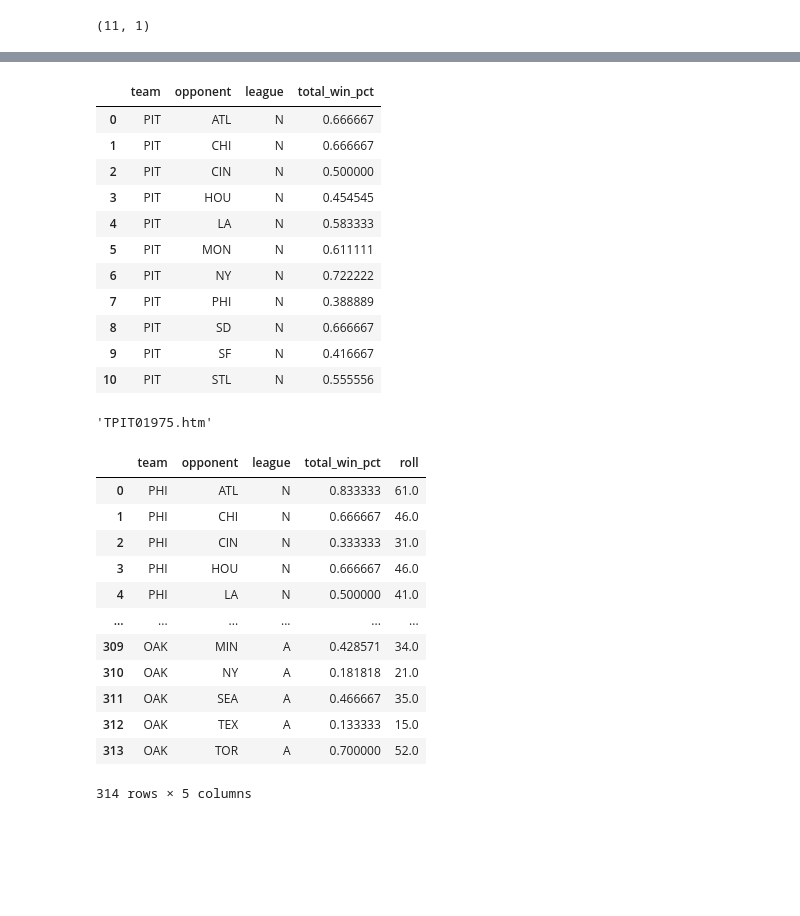
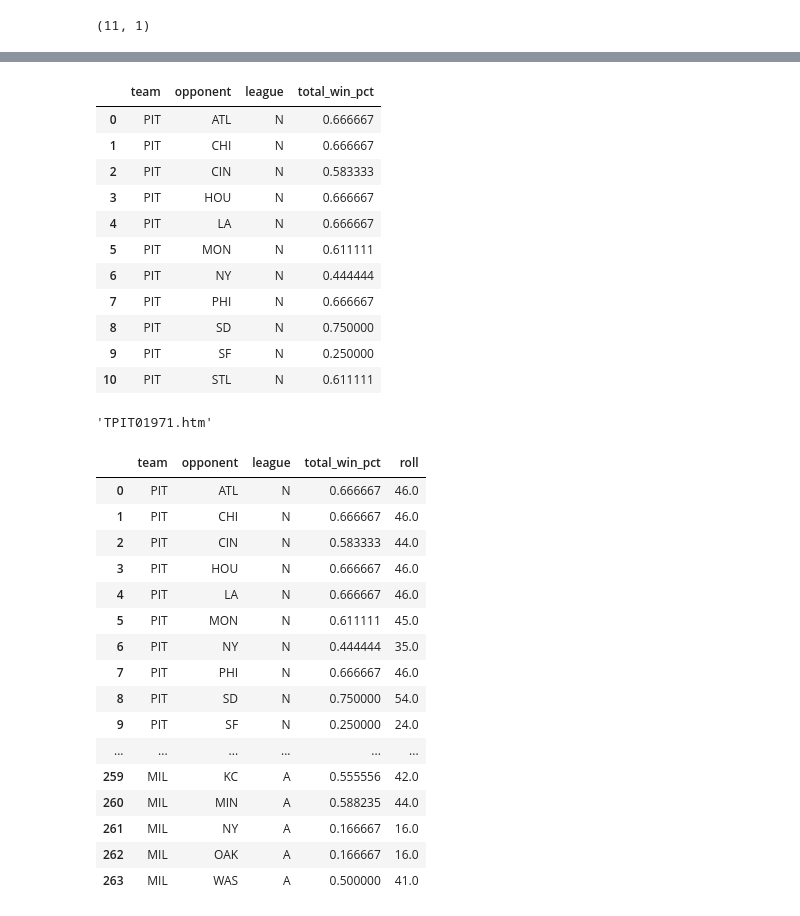
Before and after one commit to jgodin21/sherco_ratings, a Jupyter notebook: code/create fast action chart for given season.ipynb, the cells around one changed output, grey strips where cells are left out. Cells and saved outputs as stored; diff of their text form; code cells hidden in the pictures; blank space fills up the shorter version.

```diff
--- a/code/create fast action chart for given season.ipynb
+++ b/code/create fast action chart for given season.ipynb
@@ -22,7 +24,7 @@ from datetime import datetime
 # %%
 session_a = requests.session()
 # %%
-url_a = 'https://www.retrosheet.org/boxesetc/1977/Y_1977.htm'
+url_a = 'https://www.retrosheet.org/boxesetc/1971/Y_1971.htm'
 # %%
 a = session_a.get(url_a)
 # %%
@@ -47,6 +49,6 @@ soup_a
 </pre><pre><a href="../MISC/Y_descr.htm">Read Me</a></pre>
 </body></html>
 # %%
-tags = soup_a.find_all('a', {'href': re.compile(r'../1977/T\w.*')})
+tags = soup_a.find_all('a', {'href': re.compile(r'../1971/T\w.*')})
 tags
 # %% [output]
@@ -97,7 +99,7 @@ my_teams = [char[1:4] for char in my_hrefs]
 # %%
 session = requests.session()
 # %%
-url = "https://www.retrosheet.org/boxesetc/1977/TPIT01977.htm"
+url = "https://www.retrosheet.org/boxesetc/1971/TPIT01971.htm"
 # %%
 s = session.get(url)
 # %%
@@ -239,19 +241,19 @@ df2
 |  | team | opponent | league | total_win_pct |
 | 0 | PIT | ATL | N | 0.666667 |
 | 1 | PIT | CHI | N | 0.666667 |
-| 2 | PIT | CIN | N | 0.500000 |
-| 3 | PIT | HOU | N | 0.454545 |
-| 4 | PIT | LA | N | 0.583333 |
+| 2 | PIT | CIN | N | 0.583333 |
+| 3 | PIT | HOU | N | 0.666667 |
+| 4 | PIT | LA | N | 0.666667 |
 | 5 | PIT | MON | N | 0.611111 |
-| 6 | PIT | NY | N | 0.722222 |
-| 7 | PIT | PHI | N | 0.388889 |
-| 8 | PIT | SD | N | 0.666667 |
-| 9 | PIT | SF | N | 0.416667 |
-| 10 | PIT | STL | N | 0.555556 |
+| 6 | PIT | NY | N | 0.444444 |
+| 7 | PIT | PHI | N | 0.666667 |
+| 8 | PIT | SD | N | 0.750000 |
+| 9 | PIT | SF | N | 0.250000 |
+| 10 | PIT | STL | N | 0.611111 |
 # %%
 my_hrefs[0]
 # %% [output]
-'TPIT01975.htm'
+'TPIT01971.htm'
 # %%
 # Create function to scrape all relevant pages
 base_url = "https://www.retrosheet.org/boxesetc/"
@@ -330,20 +332,24 @@ def get_head2head(year, hrefs, cols, teams, type_dict):
     return events
 # %%
 pd.set_option('display.max_rows', 300)
-win_pct_1977 = get_head2head(1977, my_hrefs, my_cols, my_teams, type_dict)
-win_pct_1977
+win_pct_1971 = get_head2head(1971, my_hrefs, my_cols, my_teams, type_dict)
+win_pct_1971
 # %% [output]
 |  | team | opponent | league | total_win_pct | roll |
-| 0 | PHI | ATL | N | 0.833333 | 61.0 |
-| 1 | PHI | CHI | N | 0.666667 | 46.0 |
-| 2 | PHI | CIN | N | 0.333333 | 31.0 |
-| 3 | PHI | HOU | N | 0.666667 | 46.0 |
-| 4 | PHI | LA | N | 0.500000 | 41.0 |
+| 0 | PIT | ATL | N | 0.666667 | 46.0 |
+| 1 | PIT | CHI | N | 0.666667 | 46.0 |
+| 2 | PIT | CIN | N | 0.583333 | 44.0 |
+| 3 | PIT | HOU | N | 0.666667 | 46.0 |
+| 4 | PIT | LA | N | 0.666667 | 46.0 |
+| 5 | PIT | MON | N | 0.611111 | 45.0 |
+| 6 | PIT | NY | N | 0.444444 | 35.0 |
+| 7 | PIT | PHI | N | 0.666667 | 46.0 |
+| 8 | PIT | SD | N | 0.750000 | 54.0 |
+| 9 | PIT | SF | N | 0.250000 | 24.0 |
 | ... | ... | ... | ... | ... | ... |
-| 309 | OAK | MIN | A | 0.428571 | 34.0 |
-| 310 | OAK | NY | A | 0.181818 | 21.0 |
-| 311 | OAK | SEA | A | 0.466667 | 35.0 |
-| 312 | OAK | TEX | A | 0.133333 | 15.0 |
-| 313 | OAK | TOR | A | 0.700000 | 52.0 |
+| 259 | MIL | KC | A | 0.555556 | 42.0 |
+| 260 | MIL | MIN | A | 0.588235 | 44.0 |
+| 261 | MIL | NY | A | 0.166667 | 16.0 |
+| 262 | MIL | OAK | A | 0.166667 | 16.0 |
+| 263 | MIL | WAS | A | 0.500000 | 41.0 |
-314 rows × 5 columns
 # %%
```
Also changed, not shown: parts of 18 cells of this notebook, 11 other files.
